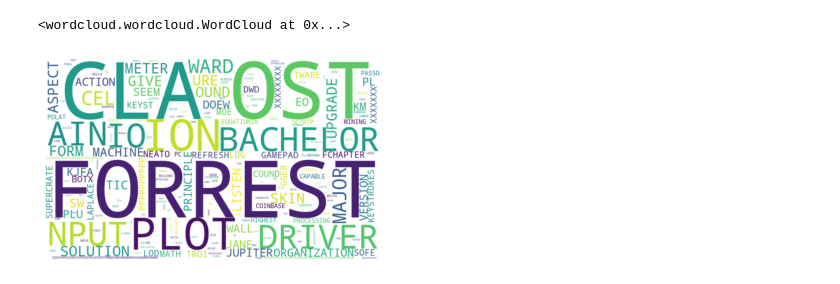
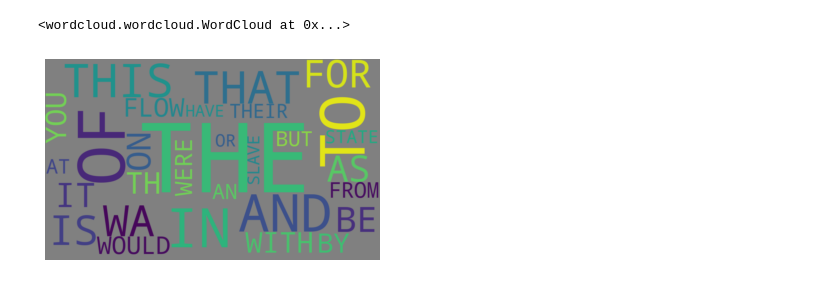
Before and after one commit to Joshua-Elms/nsf-reu2022, a Jupyter notebook: continuous_authentication/analysis/single_wordcloud.ipynb, the cells around one changed output. Drawn from its saved outputs; the diff is of its cells as text; code cells hidden in the pictures.

```diff
--- a/continuous_authentication/analysis/single_wordcloud.ipynb
+++ b/continuous_authentication/analysis/single_wordcloud.ipynb
@@ -69,16 +47,16 @@ text_write.close()
 #concat
 # %%
 #word cloud with txt file
-text = open('test.txt').read()
+text = open('wordcloud_data/txt_files/single_user.txt').read()
 stop_words = ["xxxx", "xxx", "xx","xxxxx"]
-wc = wordcloud.WordCloud(collocations= False, background_color='white', height = 600, width = 1000, stopwords= stop_words)
+wc = wordcloud.WordCloud(max_words= 30,collocations= False, background_color='grey', height = 600, width = 1000, stopwords= stop_words)
 wc.generate(text)
 
 # save to file
 plt.imshow(wc, interpolation='bilinear')
 plt.axis("off")
 plt.show
 wc.to_file('wordcloud_output.png')
 # %% [output]
 <wordcloud.wordcloud.WordCloud at 0x...>
-[figure, old version]
+[figure, new version]
```
Also changed, not shown: parts of 3 cells of this notebook, 6 other files.
